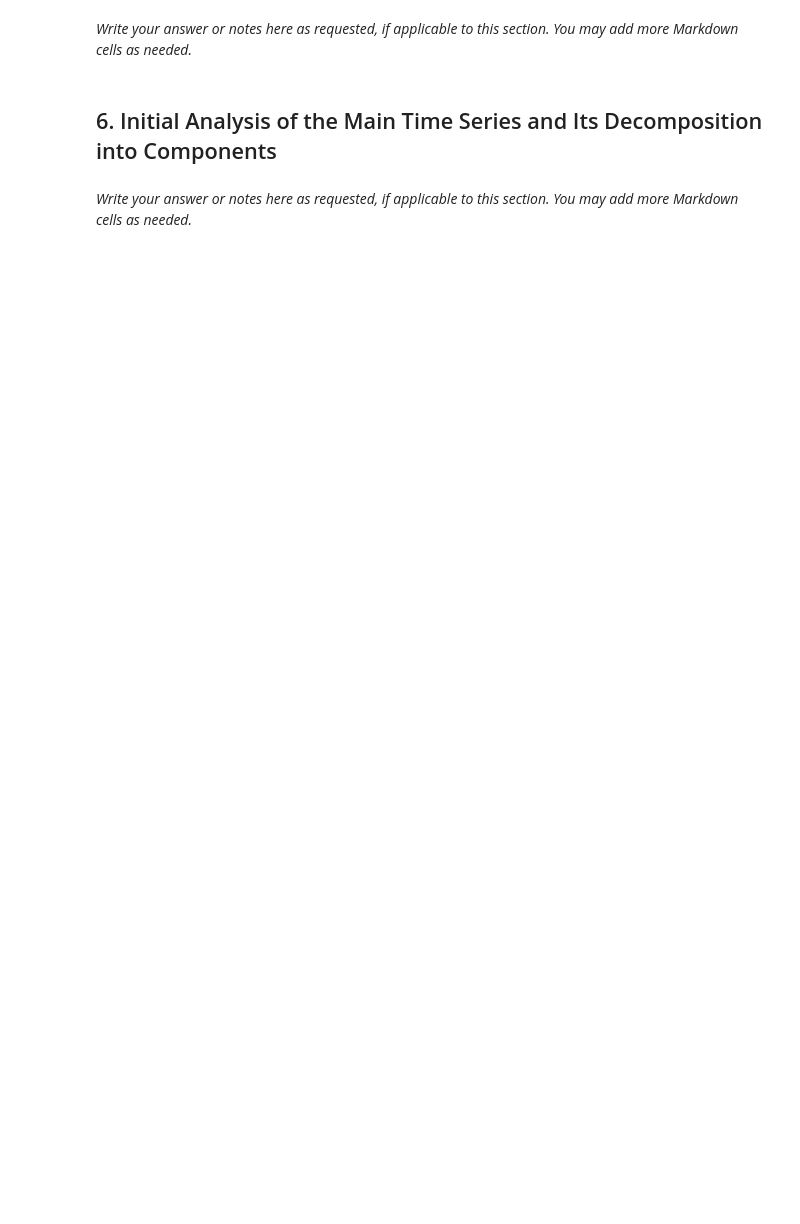
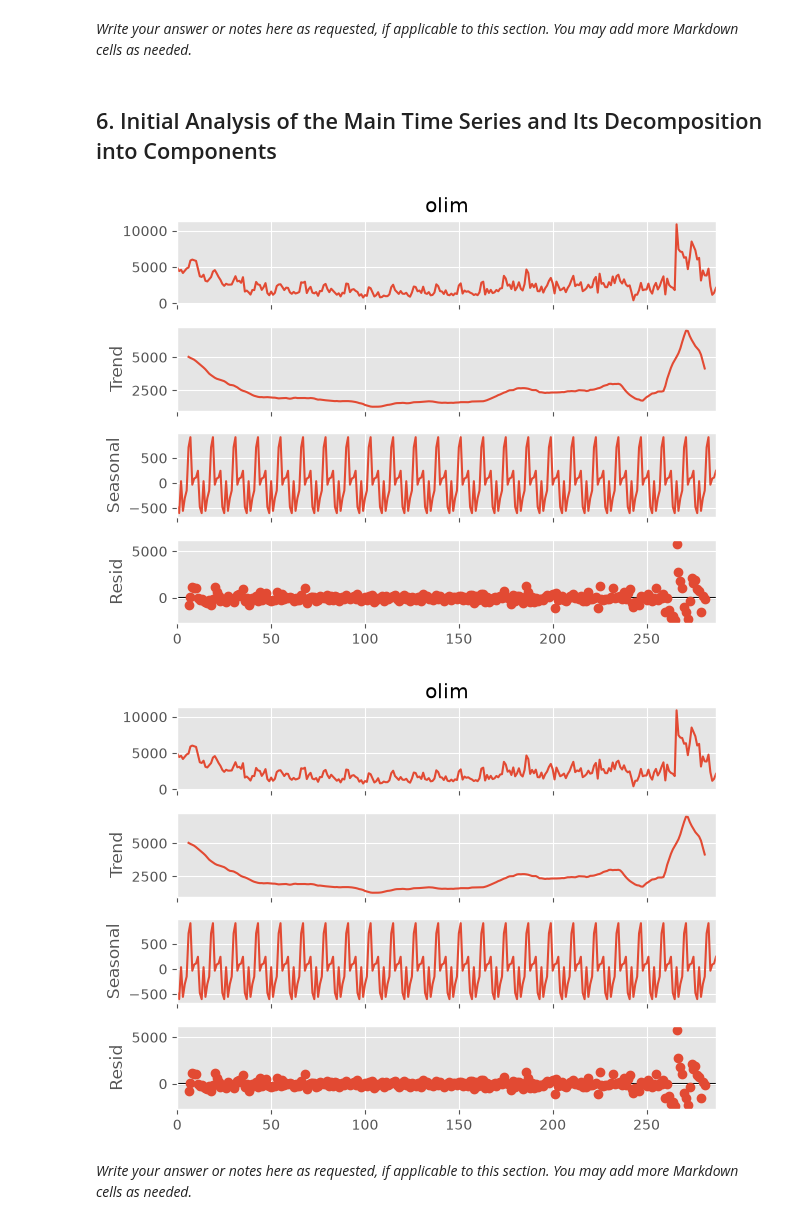
Before and after one commit to davidlvt6992/Time-Series-Analysis, a Jupyter notebook: notebooks/eng_template_project1_id1_id2.ipynb, the cells around one changed output. Saved outputs shown, nothing was run; the diff lists cells and outputs as text; code cells hidden in the pictures; blank space fills up the shorter version.

Commit message:
Added gpr index ; Started implementing notebook

```diff
--- a/notebooks/eng_template_project1_id1_id2.ipynb
+++ b/notebooks/eng_template_project1_id1_id2.ipynb
@@ -2,5 +2,27 @@
 # Project Assignment 1
 
 Time Series and Forecasting
+# %%
+## Imports
+import numpy as np
+import pandas as pd
+import seaborn as sns
+import matplotlib.pyplot as plt
+from pathlib import Path
+from statsmodels.tsa.seasonal import seasonal_decompose
+
+## Plot definitions
+plt.style.use('ggplot')
+pd.set_option('display.max_columns', 30)
+# %%
+## Load Data
+project_dir = Path.cwd().parent
+data_dir = project_dir / 'data'
+
+main_series = (data_dir / 'olim-month-of-year-1989-2023.csv')
+raw_df1 = pd.read_csv(main_series)
+
+second_series = (data_dir / 'data_gpr_month.xls')
+raw_df2 = pd.read_excel(second_series)
 # %% [markdown]
 ## 1. Description of the Selected Time Series and Their Expected Relationship
@@ -18,3 +98,8 @@ Time Series and Forecasting
 *Write your answer or notes here as requested, if applicable to this section. You may add more Markdown cells as needed.*
 # %% [markdown]
 ## 3. Description of the Processing Applied to the Time Series
+# %%
+### df1 Processing
+
+df1 = raw_df1[ raw_df1["year"] >= 2000 ]["olim"].reset_index(drop=True) # selecting 2000-2023 range
+df1
@@ -40,7 +177,13 @@ Time Series and Forecasting
 # %% [markdown]
 ## 6. Initial Analysis of the Main Time Series and Its Decomposition into Components
 # %%
-# Write your code here if it is relevant to this section.
-# You may add more code cells as needed.
+monthly = 12
+
+result = seasonal_decompose(df1, model="additive", period=monthly)
+
+result.plot()
+# %% [output]
+[figure, added]
+[figure, added]
 # %% [markdown]
 *Write your answer or notes here as requested, if applicable to this section. You may add more Markdown cells as needed.*
```
Also changed, not shown: parts of 9 cells of this notebook, 2 other files.
